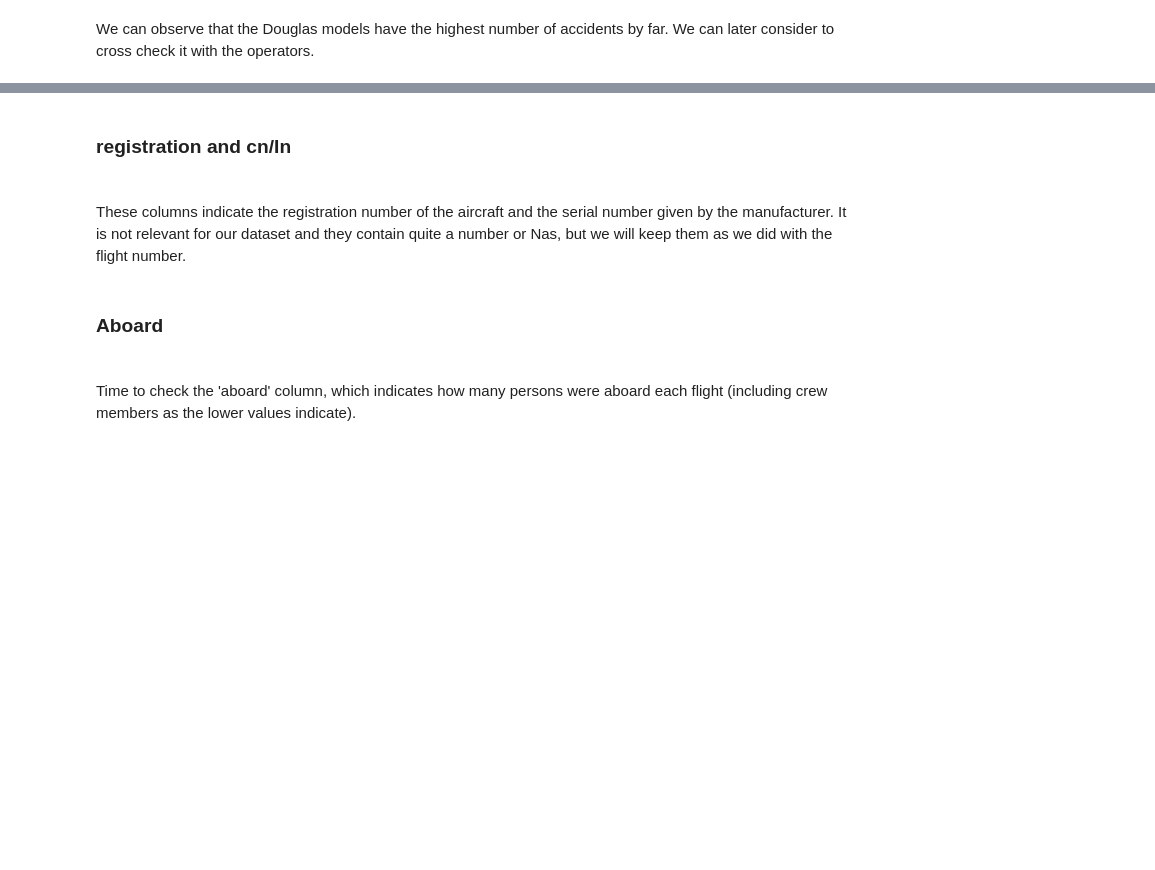
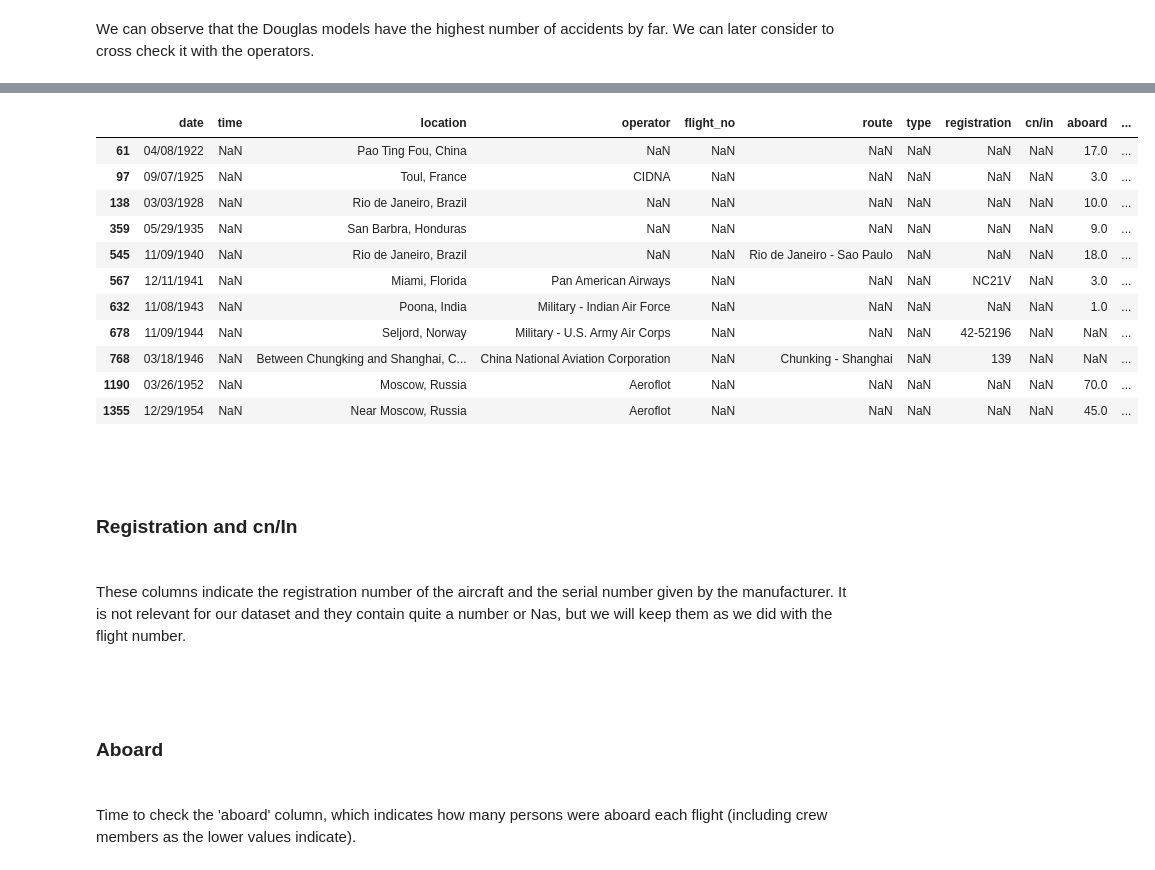
Before and after one commit to jcjv86/mid_bootcamp_project, a Jupyter notebook: notebooks/exploratory_notebook.ipynb, the cells around one changed output, grey strips where cells are left out. Drawn from its saved outputs; the diff is of its cells as text; code cells hidden in the pictures; blank space fills up the shorter version.

```diff
--- a/notebooks/exploratory_notebook.ipynb
+++ b/notebooks/exploratory_notebook.ipynb
@@ -173,9 +258,25 @@ We can observe that the Douglas models have the highest number of accidents by f
+# %%
+airplanes_model = airplanes[(airplanes['type'].isna())]
+airplanes_model
+# %% [output]
+|  | date | time | location | operator | flight_no | route | type | registration | cn/in | aboard | ... |
+| 61 | 04/08/1922 | NaN | Pao Ting Fou, China | NaN | NaN | NaN | NaN | NaN | NaN | 17.0 | ... |
+| 97 | 09/07/1925 | NaN | Toul, France | CIDNA | NaN | NaN | NaN | NaN | NaN | 3.0 | ... |
+| 138 | 03/03/1928 | NaN | Rio de Janeiro, Brazil | NaN | NaN | NaN | NaN | NaN | NaN | 10.0 | ... |
+| 359 | 05/29/1935 | NaN | San Barbra, Honduras | NaN | NaN | NaN | NaN | NaN | NaN | 9.0 | ... |
+| 545 | 11/09/1940 | NaN | Rio de Janeiro, Brazil | NaN | NaN | Rio de Janeiro - Sao Paulo | NaN | NaN | NaN | 18.0 | ... |
+| 567 | 12/11/1941 | NaN | Miami, Florida | Pan American Airways | NaN | NaN | NaN | NC21V | NaN | 3.0 | ... |
+| 632 | 11/08/1943 | NaN | Poona, India | Military - Indian Air Force | NaN | NaN | NaN | NaN | NaN | 1.0 | ... |
+| 678 | 11/09/1944 | NaN | Seljord, Norway | Military - U.S. Army Air Corps | NaN | NaN | NaN | 42-52196 | NaN | NaN | ... |
+| 768 | 03/18/1946 | NaN | Between Chungking and Shanghai, C... | China National Aviation Corporation | NaN | Chunking - Shanghai | NaN | 139 | NaN | NaN | ... |
+| 1190 | 03/26/1952 | NaN | Moscow, Russia | Aeroflot | NaN | NaN | NaN | NaN | NaN | 70.0 | ... |
+| 1355 | 12/29/1954 | NaN | Near Moscow, Russia | Aeroflot | NaN | NaN | NaN | NaN | NaN | 45.0 | ... |
 # %% [markdown]
-<h3>registration and cn/In<h3>
+<br><br><h3>Registration and cn/In<h3>
 # %% [markdown]
 These columns indicate the registration number of the aircraft and the serial number given by the manufacturer. It is not relevant for our dataset and they contain quite a number or Nas, but we will keep them as we did with the flight number.
 # %% [markdown]
-<h3>Aboard<h3>
+<br><br><h3>Aboard<h3>
 # %% [markdown]
 Time to check the 'aboard' column, which indicates how many persons were aboard each flight (including crew members as the lower values indicate).
 # %%
```
Also changed, not shown: parts of 73 cells of this notebook, 1 other file.
